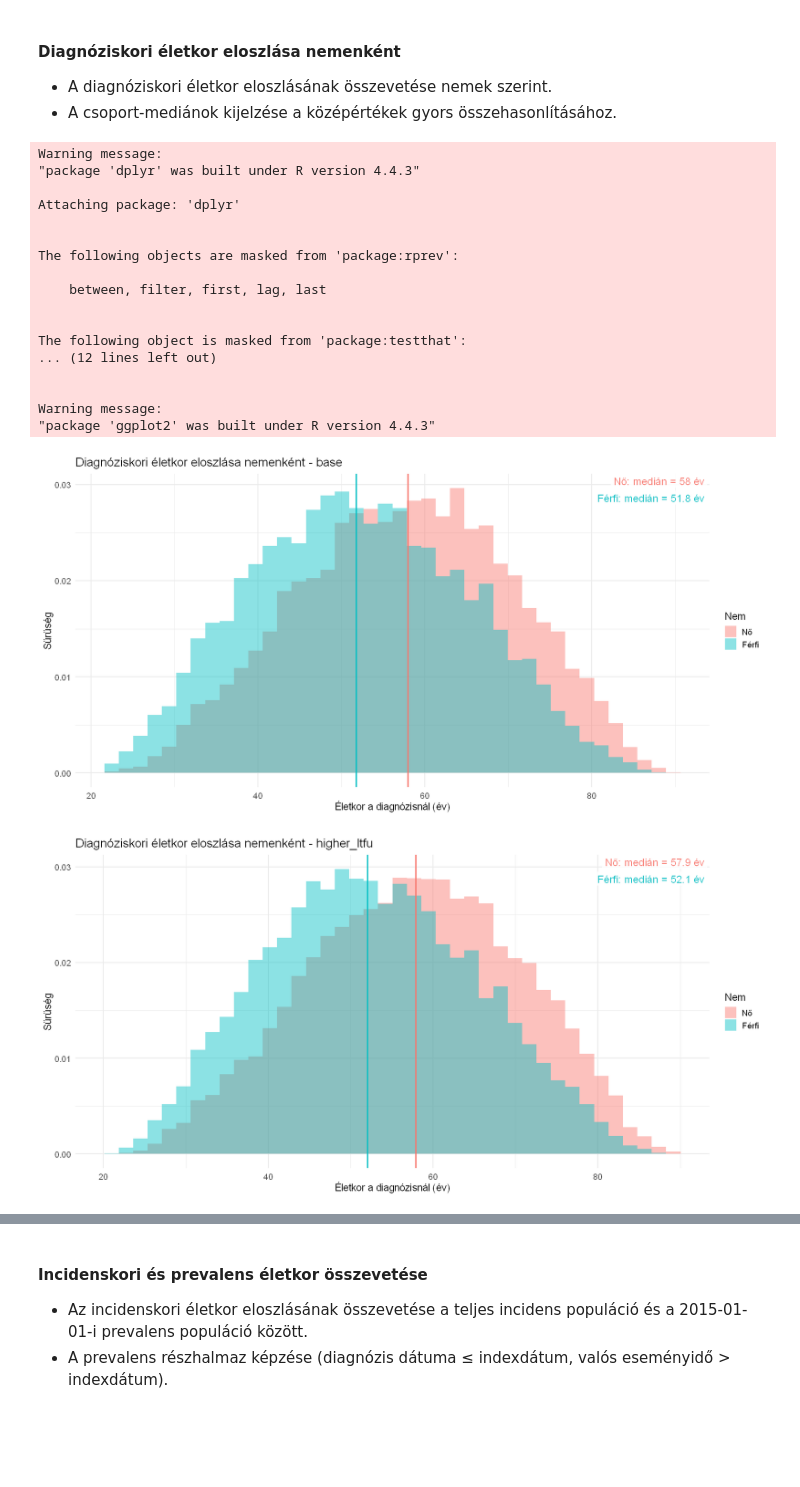
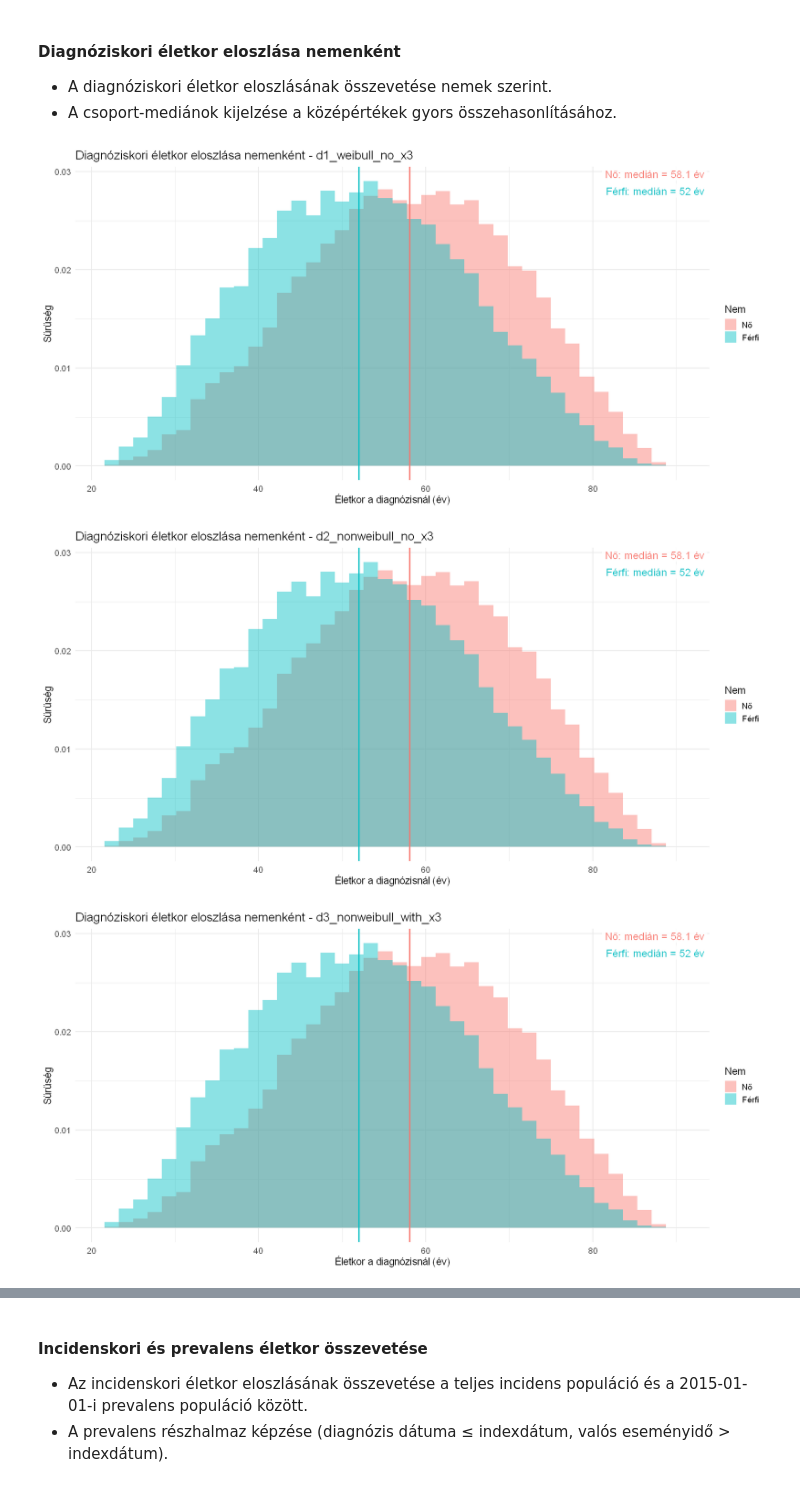
Before and after one commit to lrado1/rprev-ext, a Jupyter notebook: notebooks/synthetic_registry_yearly.ipynb, the cells around one changed output, grey strips where cells are left out. Drawn from its saved outputs; the diff is of its cells as text; code cells hidden in the pictures; blank space fills up the shorter version.

```diff
--- a/notebooks/synthetic_registry_yearly.ipynb
+++ b/notebooks/synthetic_registry_yearly.ipynb
@@ -218,10 +243,12 @@ df_eda_all$followup_days <- as.numeric(df_eda_all$last_followup_date_F - df_eda_
 df_eda_all$true_survival_days <- as.numeric(df_eda_all$true_event_date_F_true - df_eda_all$diagnosis_date_D)
 
 # Scenáriók beállítása az EDA-hoz
-df_eda_base <- df_eda_all[df_eda_all$scenario_id == "base", ]
-df_eda_ltfu <- df_eda_all[df_eda_all$scenario_id == "higher_ltfu", ]
-df_eda_high_ltfu <- df_eda_ltfu
-df_eda <- df_eda_base
+df_eda_d1_weibull_no_x3 <- df_eda_all[df_eda_all$scenario_id == "d1_weibull_no_x3", ]
+df_eda_d2_nonweibull_no_x3 <- df_eda_all[df_eda_all$scenario_id == "d2_nonweibull_no_x3", ]
+df_eda_d3_nonweibull_with_x3 <- df_eda_all[df_eda_all$scenario_id == "d3_nonweibull_with_x3", ]
+df_eda_d4_nonweibull_with_x3_ih <- df_eda_all[df_eda_all$scenario_id == "d4_nonweibull_with_x3_ih", ]
+df_eda_d5_nonweibull_with_x3_2xsurv <- df_eda_all[df_eda_all$scenario_id == "d5_nonweibull_with_x3_2xsurv", ]
+df_eda <- df_eda_d1_weibull_no_x3
 # %% [markdown]
 #### Leíró statisztikák
 - Az x1–x3 kovariánsok, a valós túlélési idő, a követési idő és a valós eseménykori életkor alapstatisztikáinak áttekintése.
@@ -313,52 +346,45 @@ plot_age_dx_hist_by_sex <- function(data_list, bins = 40) {
         aes(x = Inf, y = Inf, label = label, color = sex, vjust = vj),
         inherit.aes = FALSE,
         hjust = 1.02, label.size = 0, fill = "white",
         alpha = 0.85, size = 5, show.legend = FALSE
       ) +
       coord_cartesian(clip = "off") +
       theme_minimal(base_size = 14) +
       labs(
         title = paste0("Diagnóziskori életkor eloszlása nemenként - ", nm),
         x = "Életkor a diagnózisnál (év)",
         y = "Sűrűség",
         fill = "Nem"
       )
   })
 
   # Kimenet: név szerinti ábralista
   names(out) <- names(data_list)
   out
 }
 
 # Ábraméret beállítása
 options(repr.plot.width = 14, repr.plot.height = 7)
 
 # Ábrák előállítása két scenárióra
 age_dx_hist_plots <- plot_age_dx_hist_by_sex(
-  list(base = df_eda_base, higher_ltfu = df_eda_high_ltfu),
+  list(
+    d1_weibull_no_x3 = df_eda_d1_weibull_no_x3,
+    d2_nonweibull_no_x3 = df_eda_d2_nonweibull_no_x3,
+    d3_nonweibull_with_x3 = df_eda_d3_nonweibull_with_x3,
+    d4_nonweibull_with_x3_ih = df_eda_d4_nonweibull_with_x3_ih,
+    d5_nonweibull_with_x3_2xsurv = df_eda_d5_nonweibull_with_x3_2xsurv
+  ),
   bins = 40
 )
 
 # Ábrák megjelenítése
-age_dx_hist_plots$base
-age_dx_hist_plots$higher_ltfu
+age_dx_hist_plots$d1_weibull_no_x3
+age_dx_hist_plots$d2_nonweibull_no_x3
+age_dx_hist_plots$d3_nonweibull_with_x3
+age_dx_hist_plots$d4_nonweibull_with_x3_ih
+age_dx_hist_plots$d5_nonweibull_with_x3_2xsurv
 # %% [output]
-Warning message:
-"package 'dplyr' was built under R version 4.4.3"
-
-Attaching package: 'dplyr'
-
-
-The following objects are masked from 'package:rprev':
-
-    between, filter, first, lag, last
-
-
-The following object is masked from 'package:testthat':
-... (12 lines left out)
-
-
-Warning message:
-"package 'ggplot2' was built under R version 4.4.3"
-[figure, old version]
+[figure, new version]
-[figure, old version]
+[figure, new version]
+[figure, added]
```
Also changed, not shown: parts of 14 cells of this notebook.
